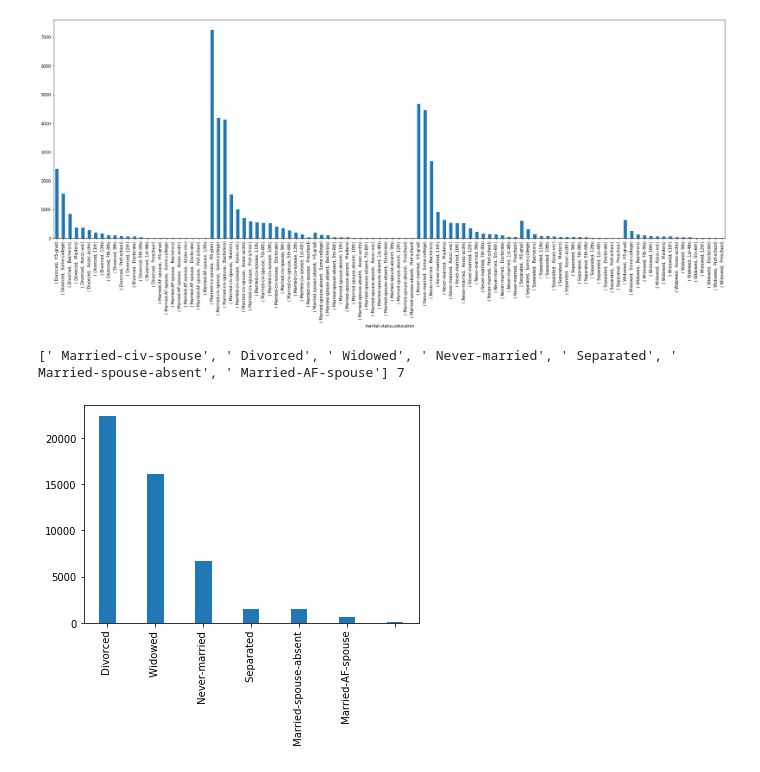
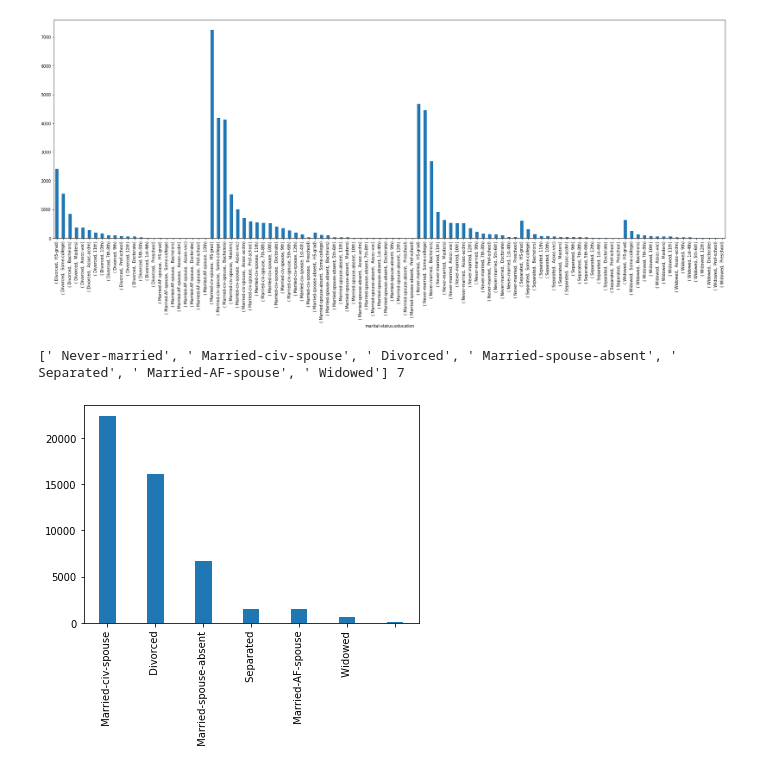
Before and after one commit to DandDevy/dataAnalyticsProject1, a Jupyter notebook: project.ipynb, the cells around one changed output. Saved outputs shown, nothing was run; the diff lists cells and outputs as text; code cells hidden in the pictures.

```diff
--- a/project.ipynb
+++ b/project.ipynb
@@ -282,19 +282,19 @@ marital-status  education
 Name: education, Length: 104, dtype: int64
 [figure]
 # %%
-def task8():
+def task8improved():
     t8df = dataframeFromCSV.copy()[["marital-status","education"]]
     t8df = t8df.dropna()
     t8_educ = t8df["marital-status"].unique().tolist()
     print(t8_educ, len(t8_educ))
     index = np.arange( len(t8_educ))
     fig, ax = plt.subplots()
     ax.bar(index, t8df["marital-status"].value_counts(), 0.35,label=str(t8_educ))
     ax.set_xticklabels(t8_educ,rotation=90)
     plt.show()
 
 
-task8()
+task8improved()
 # %% [output]
-[' Married-civ-spouse', ' Divorced', ' Widowed', ' Never-married', ' Separated', ' Married-spouse-absent', ' Married-AF-spouse'] 7
+[' Never-married', ' Married-civ-spouse', ' Divorced', ' Married-spouse-absent', ' Separated', ' Married-AF-spouse', ' Widowed'] 7
-[figure, old version]
+[figure, new version]
```
Also changed, not shown: parts of 1 cell of this notebook.
